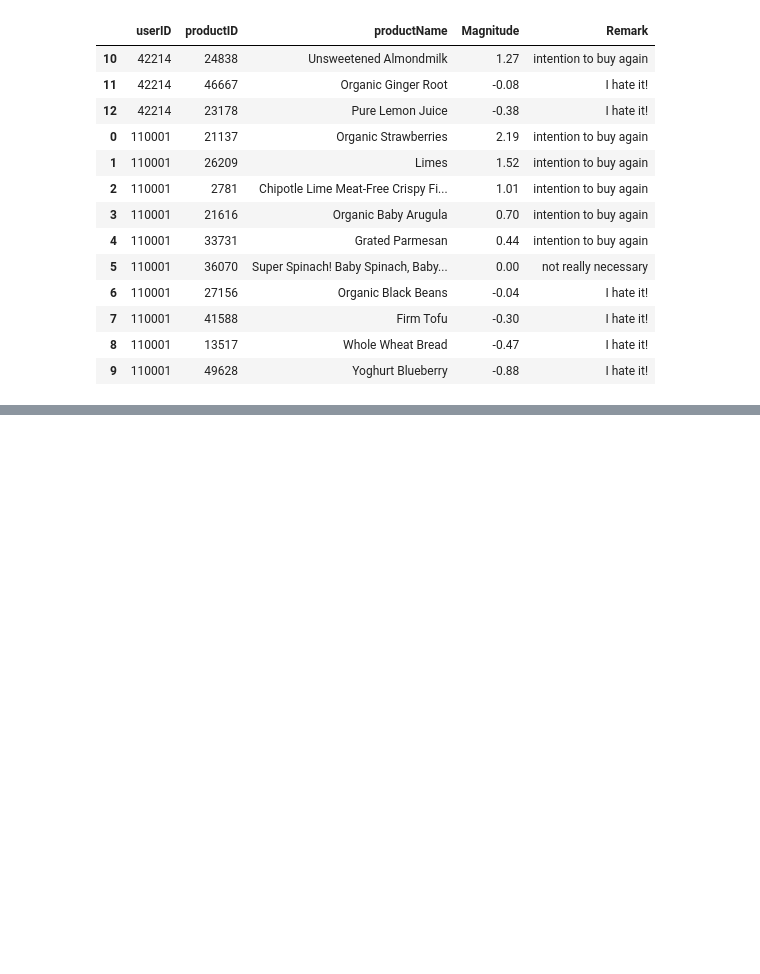
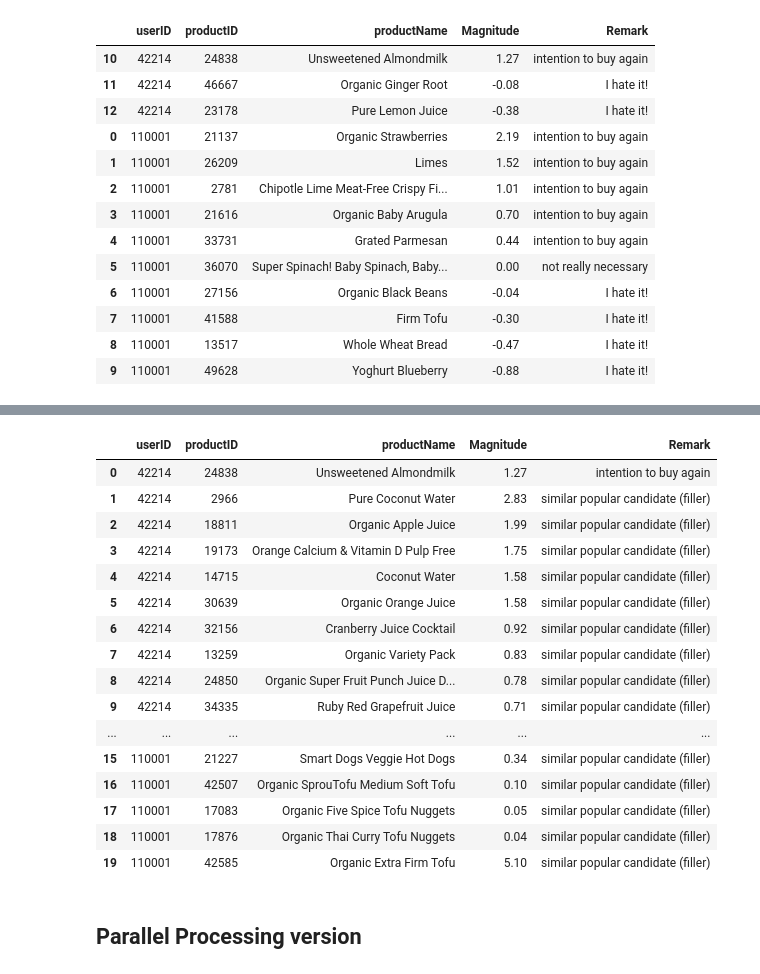
Before and after one commit to masterofray/cooprec_ml-analytics, a Jupyter notebook: notebooks/RC05_DataPrediction_Learning2Rank.ipynb, the cells around one changed output, grey strips where cells are left out. Saved outputs shown, nothing was run; the diff lists cells and outputs as text; code cells hidden in the pictures; blank space fills up the shorter version.

Commit message:
add directory report and updated the RC05 notebook

```diff
--- a/notebooks/RC05_DataPrediction_Learning2Rank.ipynb
+++ b/notebooks/RC05_DataPrediction_Learning2Rank.ipynb
@@ -667,7 +471,0 @@ def get_user_candidates(user_id, full_dataset, data_product, features):
-# %%
-res_id, res_list = process_single_user_expanded(110001, test_df, DataProduct, models, TheFeature)
-
-# If it returns data, wrap it in a dict to test the formatter
-test_dict = {res_id: res_list}
-final_report = get_readable_recommendations(test_dict, DataProduct)
-print(final_report)
@@ -779,0 +758,29 @@ test_df.sample(20).to_markdown()
+# %%
+def build_final_recs_for_user(
+    high_quality: pd.DataFrame,
+    fillers: pd.DataFrame,
+    target_n: int,
+    user_id: int
+) -> pd.DataFrame:
+    try:
+        if high_quality.empty and fillers.empty:
+            logger.warning(f"No recs possible for user {user_id}")
+            return pd.DataFrame()
+
+        if not fillers.empty:
+            fillers = fillers.copy()
+            fillers['Remark'] = 'similar popular candidate (filler)'
+
+        combined = pd.concat([high_quality, fillers], ignore_index=True)
+        final = combined.head(target_n).drop_duplicates(subset=['productID'])
+
+        # Final safety padding with best available if still short
+        if len(final) < target_n:
+            logger.warning(f"Only {len(final)} recs for user {user_id} → using extra fallback")
+            # You can extend further if needed
+
+        final['userID'] = user_id
+        return final
+    except Exception as e:
+        logger.error(f"Error building final recs for user {user_id}: {str(e)}", exc_info=True)
+        return pd.DataFrame()
@@ -779,0 +854,29 @@ test_df.sample(20).to_markdown()
+# %%
+double_final_df      = generate_final_recommendations(
+    ltr_predictions  = final_report,
+    full_features_df = test_df,
+    products_df      = DataProduct,
+    target_n         = 10,
+)
+# %%
+display(double_final_df)
+# %% [output]
+|  | userID | productID | productName | Magnitude | Remark |
+| 0 | 42214 | 24838 | Unsweetened Almondmilk | 1.27 | intention to buy again |
+| 1 | 42214 | 2966 | Pure Coconut Water | 2.83 | similar popular candidate (filler) |
+| 2 | 42214 | 18811 | Organic Apple Juice | 1.99 | similar popular candidate (filler) |
+| 3 | 42214 | 19173 | Orange Calcium & Vitamin D Pulp Free | 1.75 | similar popular candidate (filler) |
+| 4 | 42214 | 14715 | Coconut Water | 1.58 | similar popular candidate (filler) |
+| 5 | 42214 | 30639 | Organic Orange Juice | 1.58 | similar popular candidate (filler) |
+| 6 | 42214 | 32156 | Cranberry Juice Cocktail | 0.92 | similar popular candidate (filler) |
+| 7 | 42214 | 13259 | Organic Variety Pack | 0.83 | similar popular candidate (filler) |
+| 8 | 42214 | 24850 | Organic Super Fruit Punch Juice D... | 0.78 | similar popular candidate (filler) |
+| 9 | 42214 | 34335 | Ruby Red Grapefruit Juice | 0.71 | similar popular candidate (filler) |
+| ... | ... | ... | ... | ... | ... |
+| 15 | 110001 | 21227 | Smart Dogs Veggie Hot Dogs | 0.34 | similar popular candidate (filler) |
+| 16 | 110001 | 42507 | Organic SprouTofu Medium Soft Tofu | 0.10 | similar popular candidate (filler) |
+| 17 | 110001 | 17083 | Organic Five Spice Tofu Nuggets | 0.05 | similar popular candidate (filler) |
+| 18 | 110001 | 17876 | Organic Thai Curry Tofu Nuggets | 0.04 | similar popular candidate (filler) |
+| 19 | 110001 | 42585 | Organic Extra Firm Tofu | 5.10 | similar popular candidate (filler) |
+# %% [markdown]
+## Parallel Processing version
```
Also changed, not shown: parts of 51 cells of this notebook, 1 other file.
